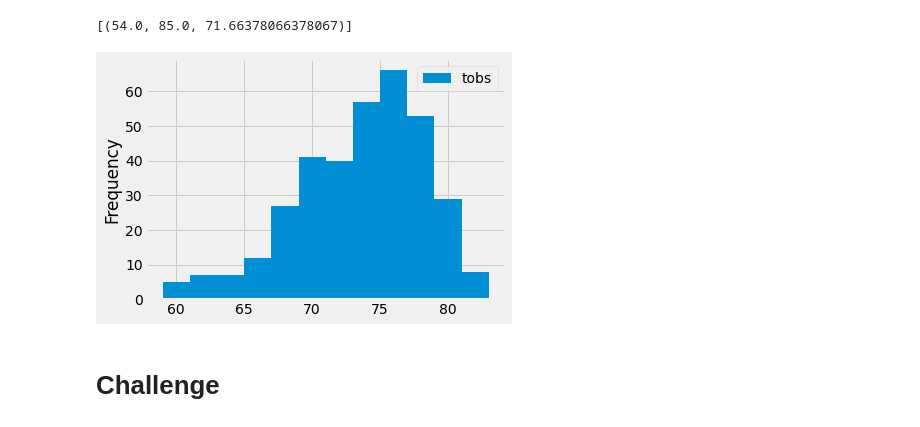
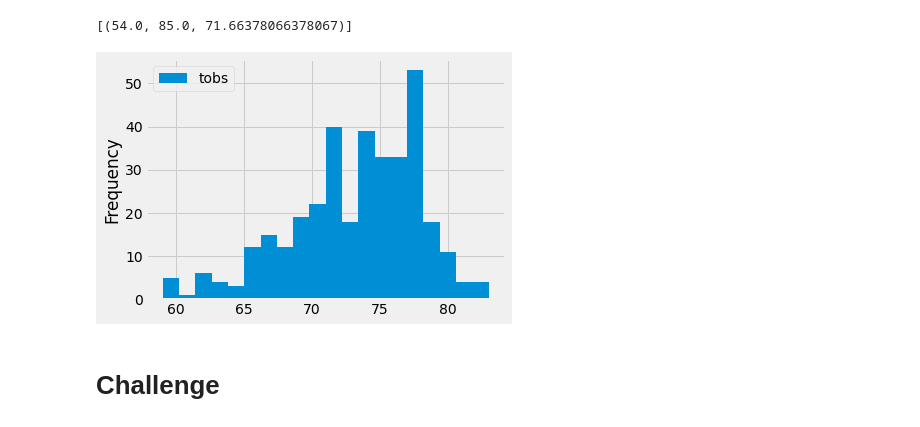
Before and after one commit to jbalooshie/surfs_up, a Jupyter notebook: climate_analysis.ipynb, the cells around one changed output. Cells and saved outputs as stored; diff of their text form; code cells hidden in the pictures.

```diff
--- a/climate_analysis.ipynb
+++ b/climate_analysis.ipynb
@@ -104,15 +104,15 @@ filter(Measurement.station == 'USC00519281').all()
 # %%
 # Choose the station with the highest number of temperature observations.
 # Query the last 12 months of temperature observation data for this station and plot the results as a histogram
 session.query(Measurement.tobs)
 results = session.query(Measurement.tobs).\
 filter(Measurement.station == 'USC00519281').\
 filter(Measurement.date >= prev_year).all()
 df = pd.DataFrame(results, columns=['tobs'])
-df.plot.hist(bins=12)
+df.plot.hist(bins=20)
 plt.tight_layout()
 # %% [output]
-[figure, old version]
+[figure, new version]
 # %%
 # Write a function called `calc_temps` that will accept start date and end date in the format '%Y-%m-%d'
 # and return the minimum, average, and maximum temperatures for that range of dates
```
Also changed, not shown: 1 other file.
